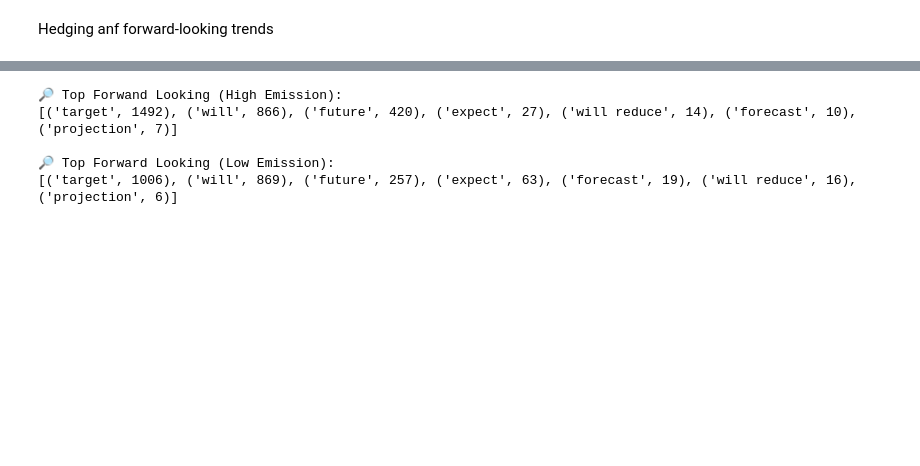
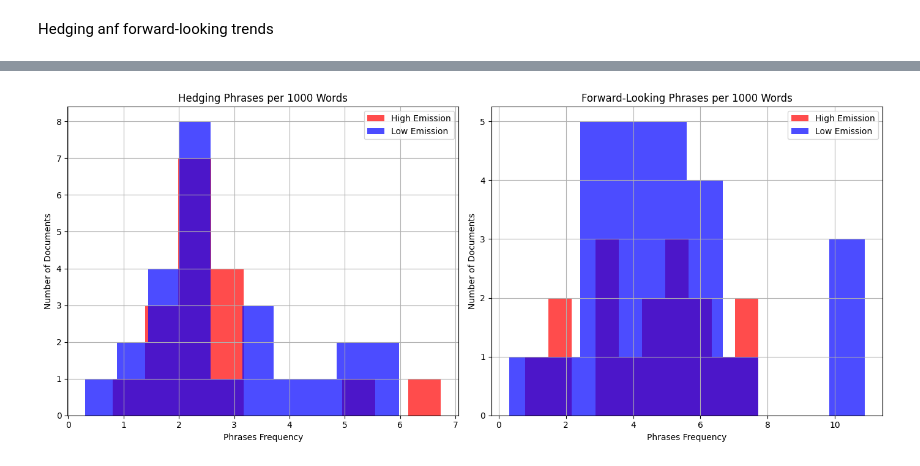
Before and after one commit to vklunna/bachelor-thesis-group32-new, a Jupyter notebook: bachelor-thesis-group32-folder/1_code/indiv_Val_semantics.ipynb, the cells around one changed output, grey strips where cells are left out. Drawn from its saved outputs; the diff is of its cells as text; code cells hidden in the pictures; blank space fills up the shorter version.

```diff
--- a/bachelor-thesis-group32-folder/1_code/indiv_Val_semantics.ipynb
+++ b/bachelor-thesis-group32-folder/1_code/indiv_Val_semantics.ipynb
@@ -201,15 +183,0 @@ print(low_counts_hedging.most_common(10))
-# %%
-high_counts_forward = Counter(high_forward)
-low_counts_forward = Counter(low_forward)
-
-print("🔎 Top Forwand Looking (High Emission):")
-print(high_counts_forward.most_common(10))
-
-print("\n🔎 Top Forward Looking (Low Emission):")
-print(low_counts_forward.most_common(10))
-# %% [output]
-🔎 Top Forwand Looking (High Emission):
-[('target', 1492), ('will', 866), ('future', 420), ('expect', 27), ('will reduce', 14), ('forecast', 10), ('projection', 7)]
-
-🔎 Top Forward Looking (Low Emission):
-[('target', 1006), ('will', 869), ('future', 257), ('expect', 63), ('forecast', 19), ('will reduce', 16), ('projection', 6)]
@@ -215,0 +186,60 @@ print(low_counts_forward.most_common(10))
+# %%
+import matplotlib.pyplot as plt
+
+# === Combine phrases into compiled regex patterns ===
+def compile_pattern(phrases):
+    return re.compile(r'\b(?:' + '|'.join(re.escape(p) for p in phrases) + r')\b', flags=re.IGNORECASE)
+
+hedging_pattern = compile_pattern(HEDGING_PHRASES)
+forward_pattern = compile_pattern(FORWARD_LOOKING_PHRASES)
+
+high_text = (input_folder / "High_Emission_total.txt").read_text(encoding="utf-8")
+low_text = (input_folder / "Low_Emission_total.txt").read_text(encoding="utf-8")
+
+def extract_per_document_stats(text, hedging_pattern, forward_pattern):
+    blocks = re.split(r"--- .*? ---", text)
+    stats = {"hedging": [], "forward": []}
+    for block in blocks:
+        block = block.strip()
+        if not block:
+            continue
+        word_count = len(block.split())
+        if word_count == 0:
+            continue
+        stats["hedging"].append(len(hedging_pattern.findall(block)) / word_count * 1000)
+        stats["forward"].append(len(forward_pattern.findall(block)) / word_count * 1000)
+    return stats
+
+# === Compute Stats ===
+results = {
+    "High": extract_per_document_stats(high_text, hedging_pattern, forward_pattern),
+    "Low": extract_per_document_stats(low_text, hedging_pattern, forward_pattern)
+}
+
+# === Plot histograms ===
+plt.figure(figsize=(14, 6))
+
+# Hedging
+plt.subplot(1, 2, 1)
+plt.hist(results["High"]["hedging"], bins=10, alpha=0.7, label="High Emission", color="red")
+plt.hist(results["Low"]["hedging"], bins=10, alpha=0.7, label="Low Emission", color="blue")
+plt.title("Hedging Phrases per 1000 Words")
+plt.xlabel("Phrases Frequency")
+plt.ylabel("Number of Documents")
+plt.legend()
+plt.grid(True)
+
+# Forward-looking
+plt.subplot(1, 2, 2)
+plt.hist(results["High"]["forward"], bins=10, alpha=0.7, label="High Emission", color="red")
+plt.hist(results["Low"]["forward"], bins=10, alpha=0.7, label="Low Emission", color="blue")
+plt.title("Forward-Looking Phrases per 1000 Words")
+plt.xlabel("Phrases Frequency")
+plt.ylabel("Number of Documents")
+plt.legend()
+plt.grid(True)
+
+plt.tight_layout()
+plt.show()
+# %% [output]
+[figure, added]
```
Also changed, not shown: parts of 10 cells of this notebook, 13 other files.
